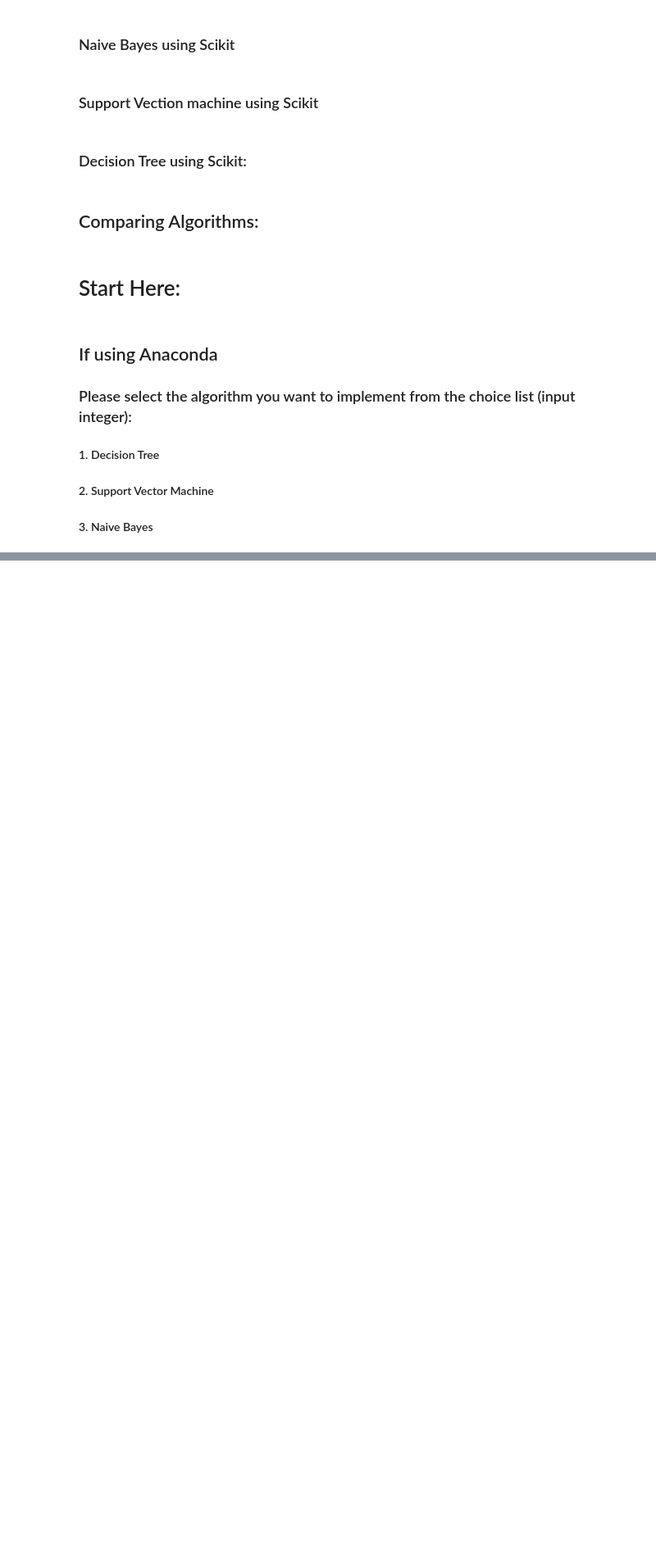
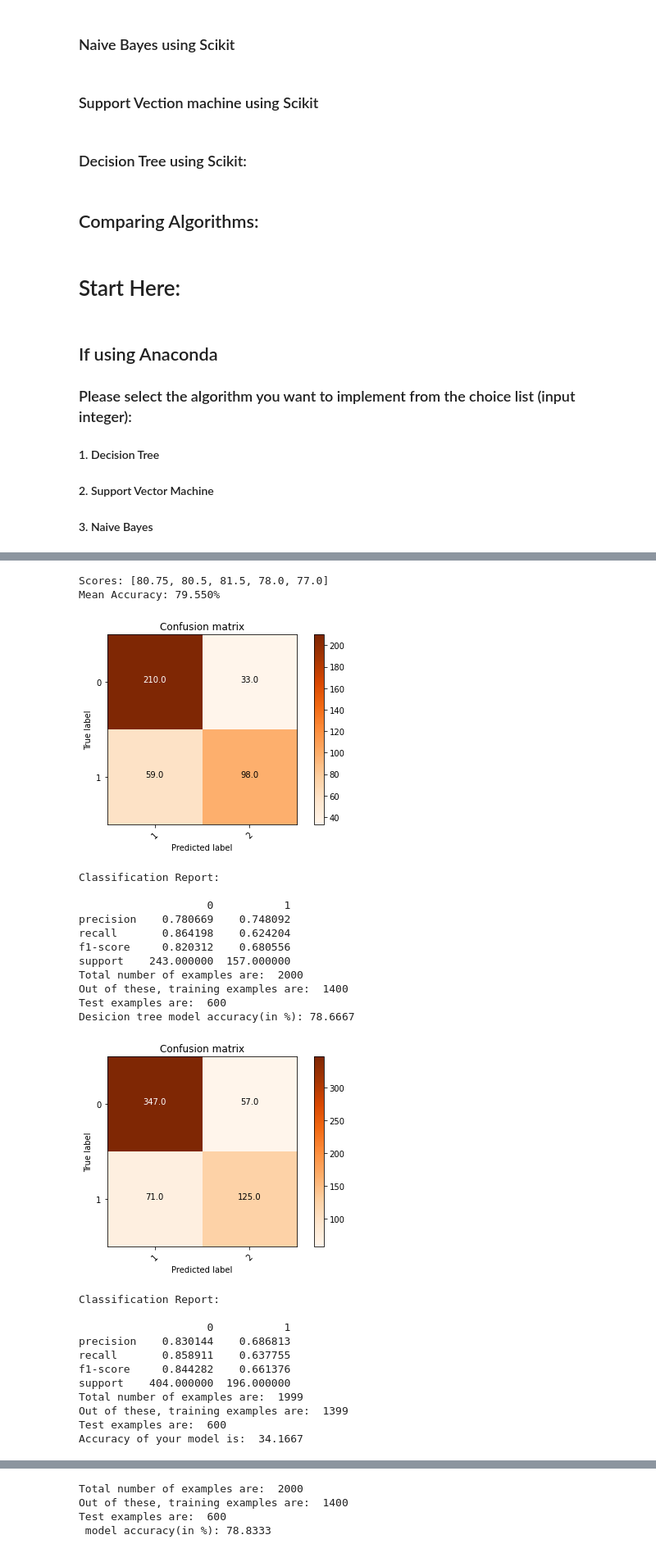
Before and after one commit to subha9542/Datamining, a Jupyter notebook: Info_miners_Code.ipynb, the cells around one changed output, grey strips where cells are left out. Shown: that part at 82% size. Cells and saved outputs as stored; diff of their text form; code cells hidden in the pictures; blank space fills up the shorter version.

```diff
--- a/Info_miners_Code.ipynb
+++ b/Info_miners_Code.ipynb
@@ -521,8 +523,8 @@ def implement_NaiveBayes_scikit():
     print('Total number of examples are: ', len(dataset))
     print('Out of these, training examples are: ', len(X_train))
     print("Test examples are: ", len(X_test))
-    accuracy= metrics.accuracy_score(y_test, y_pred)*100
-    result.append(accuracy)
+    accuracy= round(metrics.accuracy_score(y_test, y_pred)*100)
+    #result.append(accuracy)
     print("Gaussian Naive Bayes model accuracy(in %):",accuracy )
 
     #confusion matrix
@@ -539,7 +541,8 @@ def implement_NaiveBayes_scikit():
 
     #classification report
     print("\nClassification Report:\n")
-    get_classification_report(y_test, y_pred)
+    print(get_classification_report(y_test, y_pred))
+    return accuracy
 # %% [markdown]
 ### Support Vection machine using Scikit
 # %%
@@ -613,7 +630,9 @@ def implement_Decision_tree_scikit():
 ## Comparing Algorithms:
 # %%
 def compare():
-    labels =['NB','SVM','DT']
+    result = [implement_decision_tree(), implement_Decision_tree_scikit(), implement_SVM(),implement_SVM_scikit(),implement_naive_bayes(),implement_NaiveBayes_scikit()]
+    print(result)
+    labels =['DT','SVM','NB']
     acc_alg = [result[x] for x in range(len(result)) if x%2==0]
     acc_lib = [result[x] for x in range(len(result)) if x%2!=0]
 
@@ -670,0 +715,29 @@ support    395.0  205.000000
+# %%
+compare()
+# %% [output]
+Scores: [80.75, 80.5, 81.5, 78.0, 77.0]
+Mean Accuracy: 79.550%
+[figure, added]
+Classification Report:
+
+                    0           1
+precision    0.780669    0.748092
+recall       0.864198    0.624204
+f1-score     0.820312    0.680556
+support    243.000000  157.000000
+Total number of examples are:  2000
+Out of these, training examples are:  1400
+Test examples are:  600
+Desicion tree model accuracy(in %): 78.6667
+[figure, added]
+Classification Report:
+
+                    0           1
+precision    0.830144    0.686813
+recall       0.858911    0.637755
+f1-score     0.844282    0.661376
+support    404.000000  196.000000
+Total number of examples are:  1999
+Out of these, training examples are:  1399
+Test examples are:  600
+Accuracy of your model is:  34.1667
@@ -670,0 +752,4 @@ support    395.0  205.000000
+Total number of examples are:  2000
+Out of these, training examples are:  1400
+Test examples are:  600
+ model accuracy(in %): 78.8333
```
Also changed, not shown: parts of 10 cells of this notebook.
